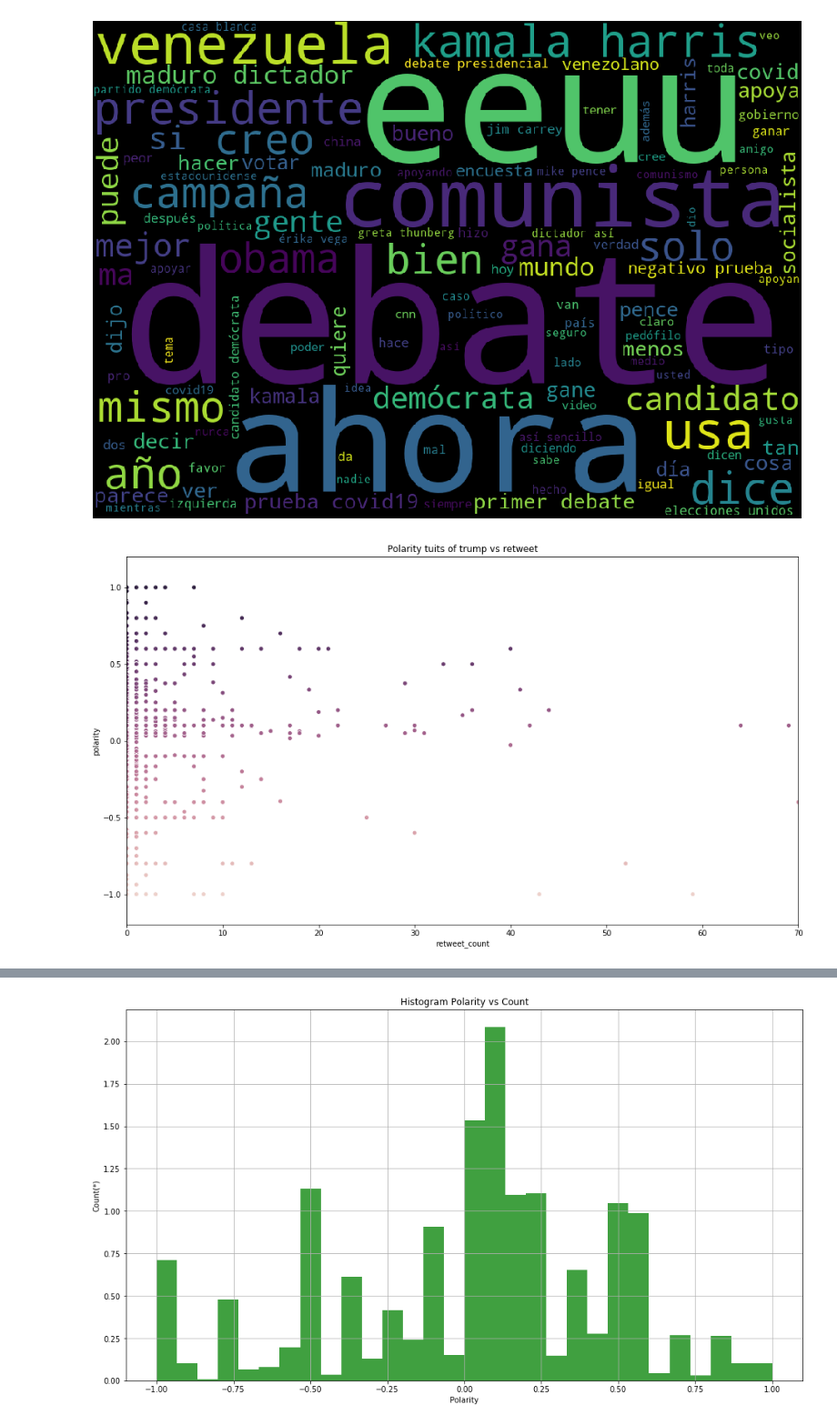
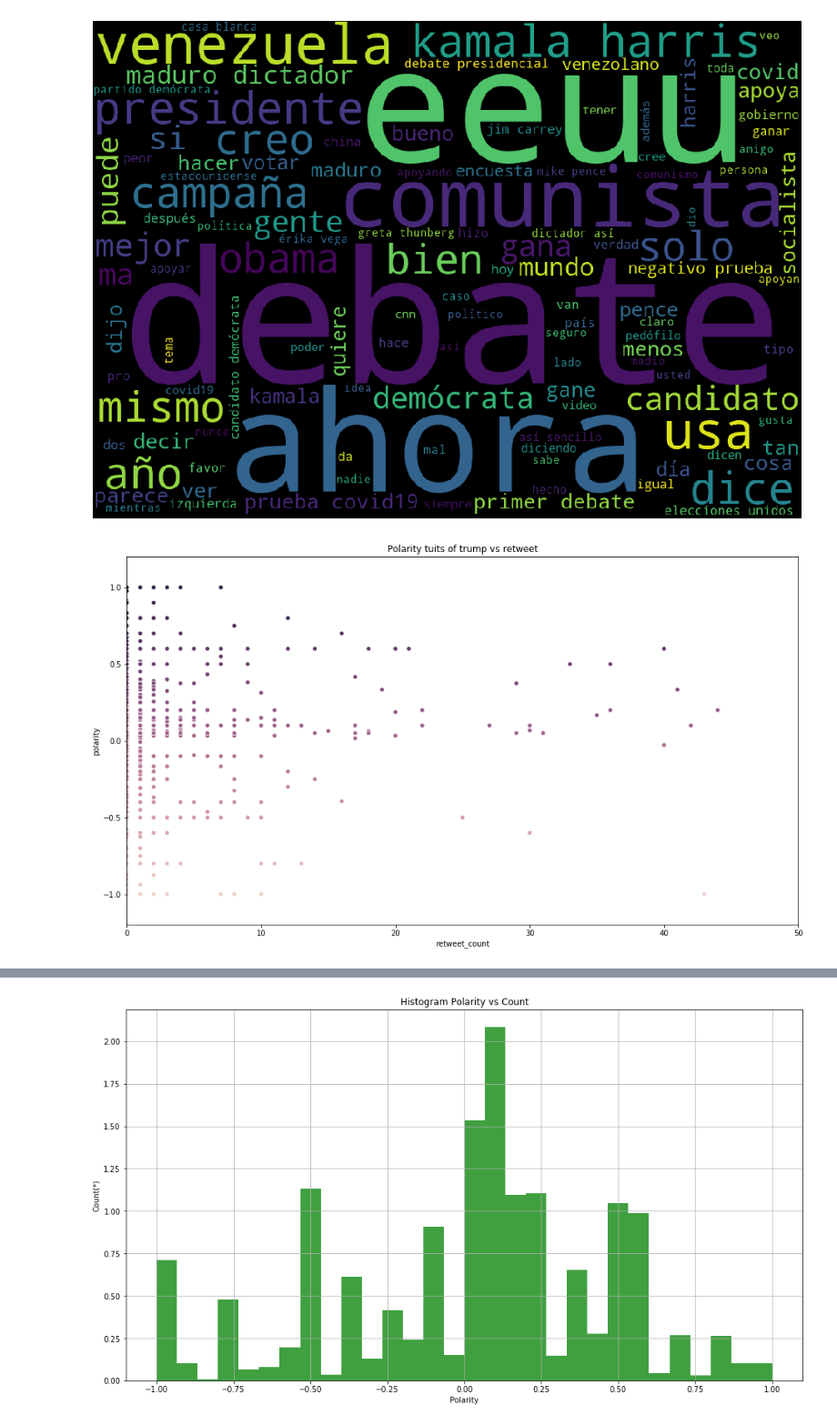
Before and after one commit to AnthonyPernia/TuitsAnalyzerElectionsUnitedStates2020, a Jupyter notebook: analysis_of_tweets.ipynb, the cells around one changed output, grey strips where cells are left out. Shown at 91% size. Saved outputs shown, nothing was run; the diff lists cells and outputs as text; code cells hidden in the pictures.

```diff
--- a/analysis_of_tweets.ipynb
+++ b/analysis_of_tweets.ipynb
@@ -248,13 +248,13 @@ df_bf = df_b[df_b['polarity'] != 0]
 # %%
 fig, ax = plt.subplots()
 fig.set_size_inches(16, 9)
 plt.title(f'Polarity tuits of {topico_a} vs retweet')
-plt.xlim(0,70)
+plt.xlim(0,50)
 plt.ylim(-1.2,1.2)
 sns.scatterplot(data=df_af, x='retweet_count', y="polarity", hue="polarity", legend=False, ax=ax)
 plt.savefig('images/a_polarity.png')
 # %% [output]
-[figure, old version]
+[figure, new version]
 # %%
 fig, ax = plt.subplots()
 fig.set_size_inches(16, 9)
```
Also changed, not shown: parts of 2 cells of this notebook, 6 other files.
